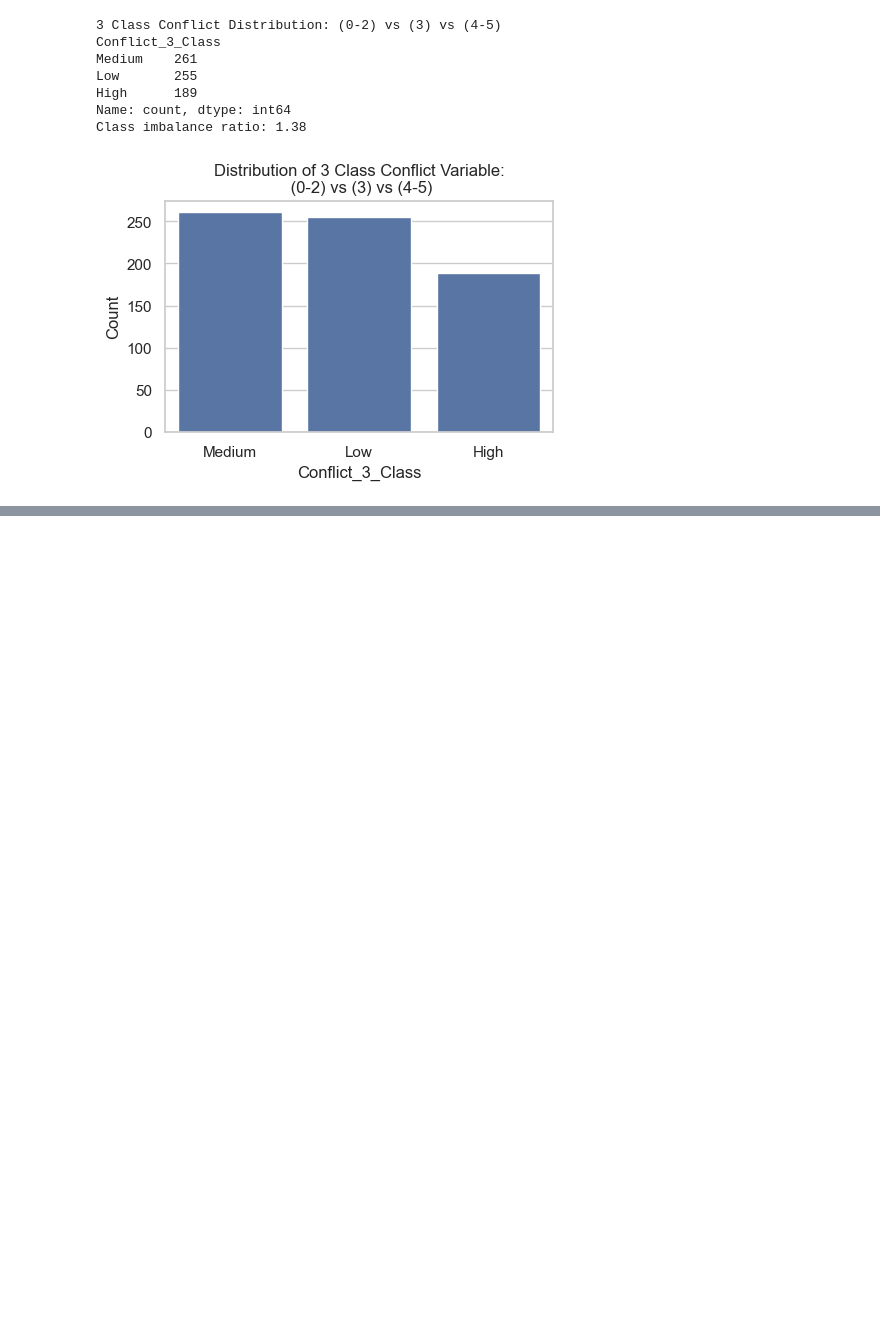
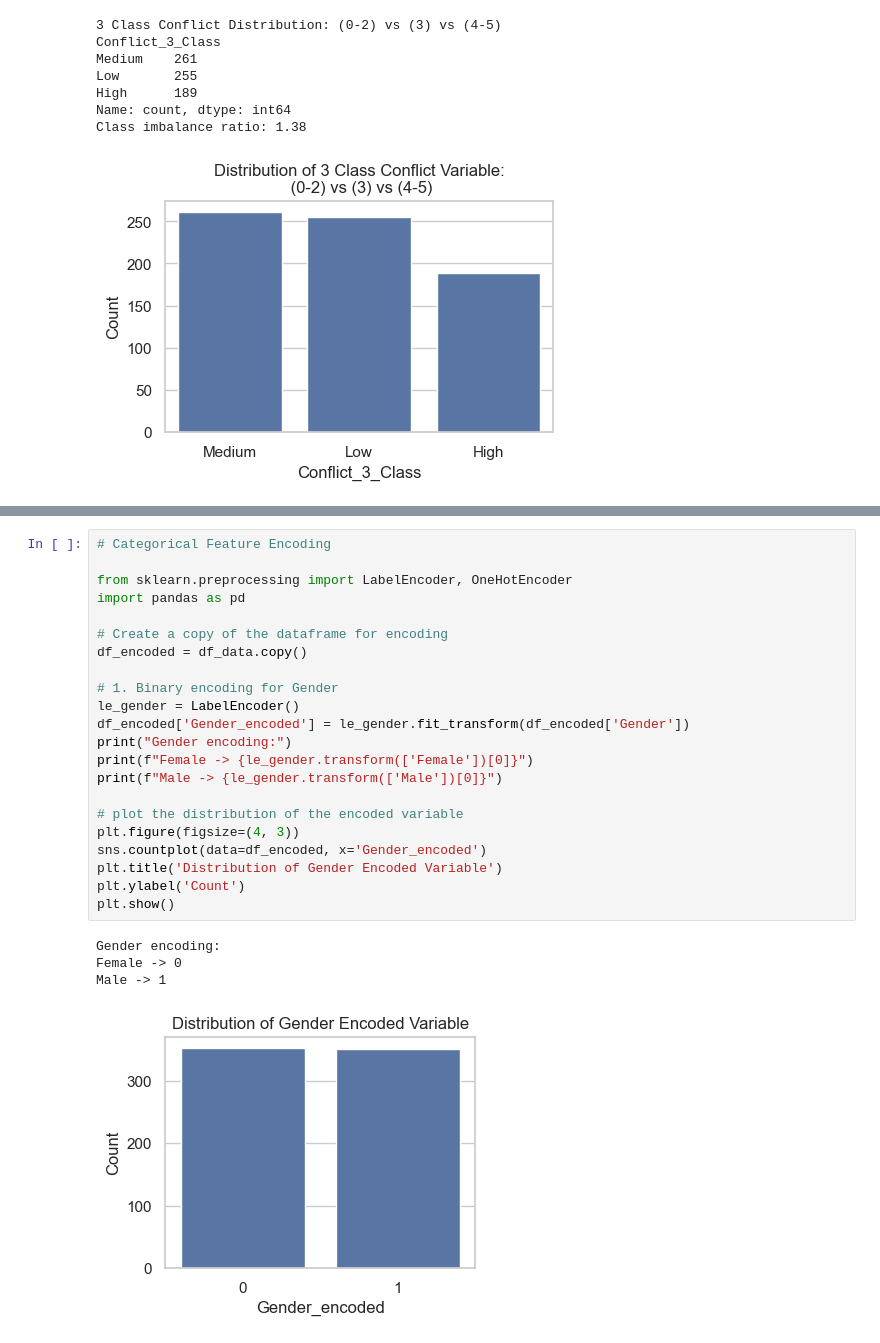
Before and after one commit to numberwrangler/SDS-CP029-social-sphere, a Jupyter notebook: submissions/team-members/bob-hosseini/notebooks/01_EDA_SocialSphere.ipynb, the cells around one changed output, grey strips where cells are left out. Cells and saved outputs as stored; diff of their text form; blank space fills up the shorter version.

Commit message:
EDA categorical encoding added

```diff
--- a/submissions/team-members/bob-hosseini/notebooks/01_EDA_SocialSphere.ipynb
+++ b/submissions/team-members/bob-hosseini/notebooks/01_EDA_SocialSphere.ipynb
@@ -697,0 +704,27 @@ Class imbalance ratio: 1.38
+# %%
+# Categorical Feature Encoding
+
+from sklearn.preprocessing import LabelEncoder, OneHotEncoder
+import pandas as pd
+
+# Create a copy of the dataframe for encoding
+df_encoded = df_data.copy()
+
+# 1. Binary encoding for Gender
+le_gender = LabelEncoder()
+df_encoded['Gender_encoded'] = le_gender.fit_transform(df_encoded['Gender'])
+print("Gender encoding:")
+print(f"Female -> {le_gender.transform(['Female'])[0]}")
+print(f"Male -> {le_gender.transform(['Male'])[0]}")
+
+# plot the distribution of the encoded variable
+plt.figure(figsize=(4, 3))
+sns.countplot(data=df_encoded, x='Gender_encoded')
+plt.title('Distribution of Gender Encoded Variable')
+plt.ylabel('Count')
+plt.show()
+# %% [output]
+Gender encoding:
+Female -> 0
+Male -> 1
+[figure, added]
```
Also changed, not shown: parts of 4 cells of this notebook, 1 other file.
